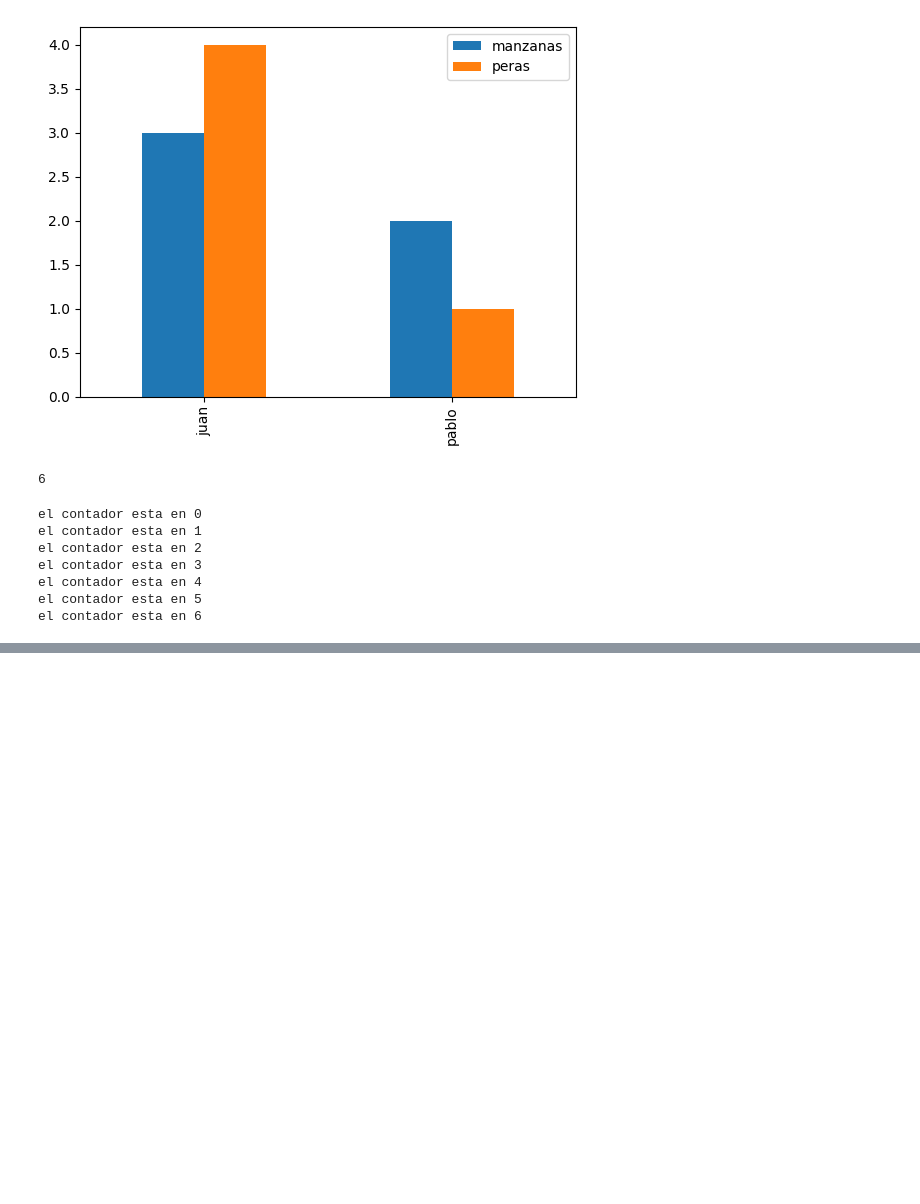
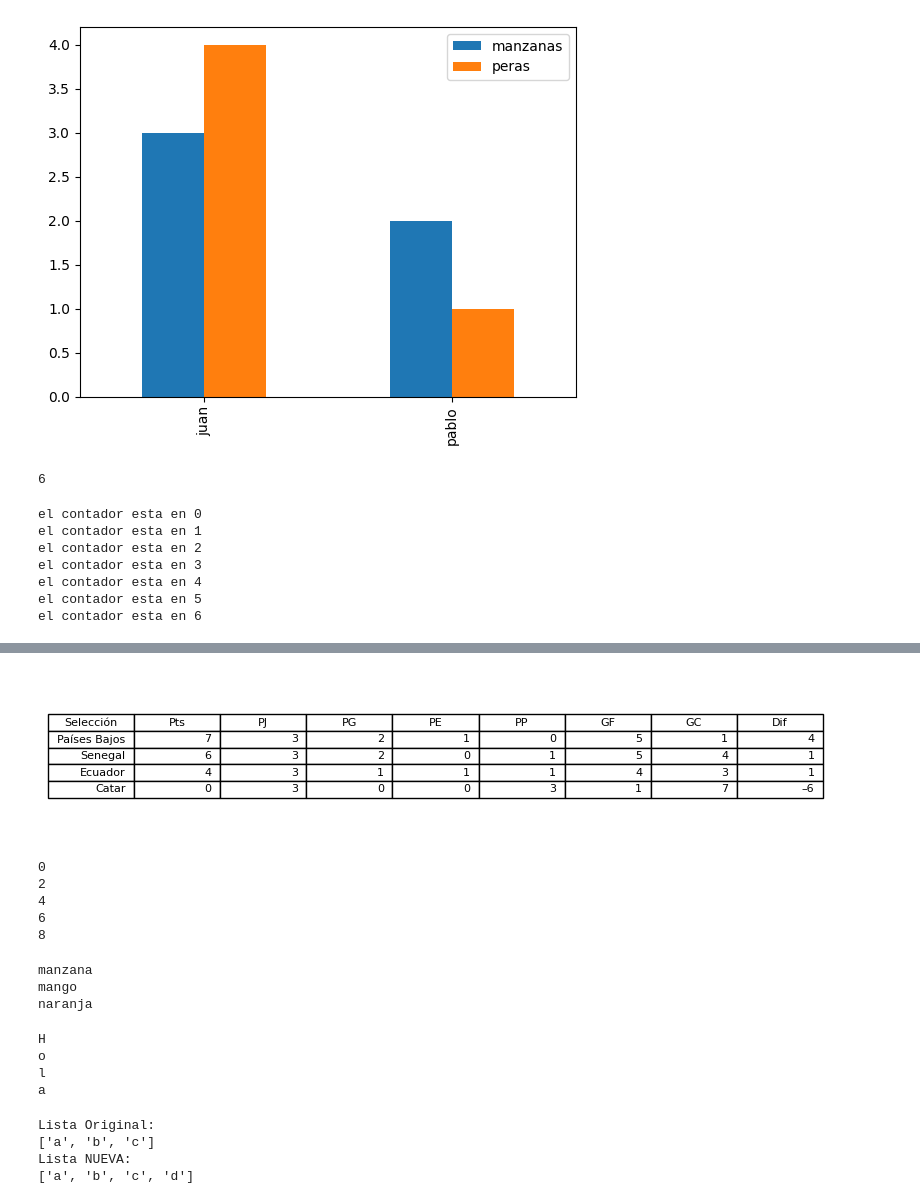
Before and after one commit to TonyBrandon/ClaseSoyHenry, a Jupyter notebook: ventana.ipynb, the cells around one changed output, grey strips where cells are left out. Cells and saved outputs as stored; diff of their text form; code cells hidden in the pictures; blank space fills up the shorter version.

```diff
--- a/ventana.ipynb
+++ b/ventana.ipynb
@@ -59,0 +116,72 @@ el contador esta en 6
+# %%
+import pandas as pd
+from urllib.parse import quote
+import matplotlib.pyplot as plt
+
+url = 'https://es.wikipedia.org/wiki/Copa_Mundial_de_Fútbol_de_2022'
+url_encoded = quote(url, safe=':/')
+
+tablas = pd.read_html(url_encoded)
+tabla_corregida = tablas[9]
+
+# Configurar tamaño de la figura
+fig, ax = plt.subplots(figsize=(10, 2))
+
+# Mostrar la tabla en la figura
+ax.axis('off')
+tabla = ax.table(cellText=tabla_corregida.values, colLabels=tabla_corregida.columns, loc='center')
+
+# Ajustar tamaño de las letras y color del texto
+for cell in tabla.get_celld().values():
+    cell.set_text_props(weight='normal', fontsize=12, color='black')
+
+# Mostrar la figura en una ventana aparte
+plt.show()
+# %% [output]
+[figure, added]
+# %%
+for i in range (0,10,2):
+    print(i)
+# %% [output]
+0
+2
+4
+6
+8
+# %%
+frutas=['manzana','mango','naranja']
+for fruta in frutas:
+    print(fruta)
+# %% [output]
+manzana
+mango
+naranja
+# %%
+ #?Ejemplo de Iterador  cadena
+cadena="Hola"
+iterador = iter(cadena)
+try:
+    while True:
+        elemento=next(iterador)
+        print(elemento)
+except StopIteration:
+    pass
+# %% [output]
+H
+o
+l
+a
+# %%
+ #? Modificar una LISTA si se puede, una TUPLA no se puede
+lista=['a','b','c']
+nueva_lista=list(lista)
+nueva_lista.append('d')
+print("Lista Original: ")
+print(lista)
+print("Lista NUEVA: ")
+print(nueva_lista)
+# %% [output]
+Lista Original:
+['a', 'b', 'c']
+Lista NUEVA:
+['a', 'b', 'c', 'd']
```
Also changed, not shown: parts of 7 cells of this notebook, 1 other file.
